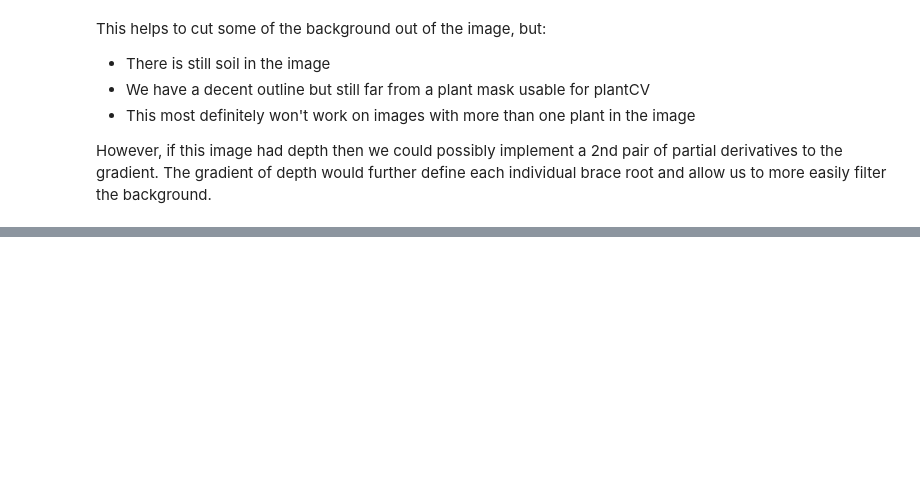
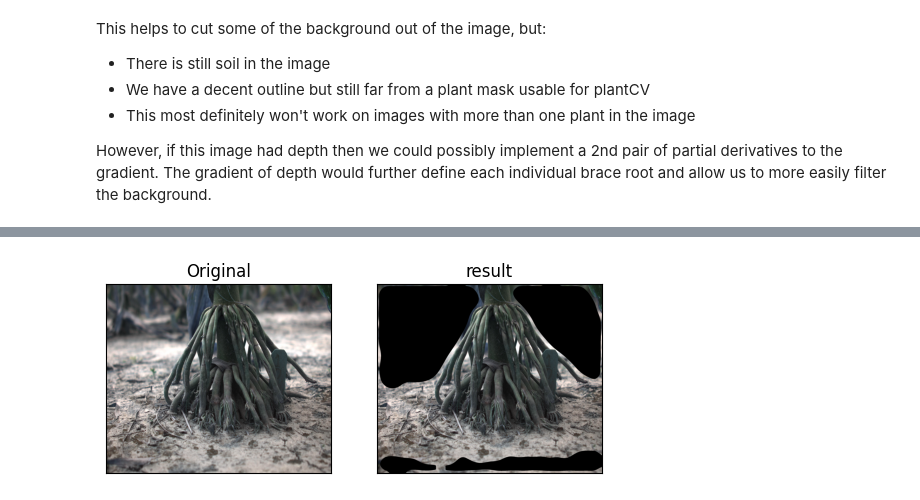
Before and after one commit to KopiousKarp/code_notebooks, a Jupyter notebook: braceroot_plantcv/plantCV_notebook.ipynb, the cells around one changed output, grey strips where cells are left out. Saved outputs shown, nothing was run; the diff lists cells and outputs as text; code cells hidden in the pictures; blank space fills up the shorter version.

```diff
--- a/braceroot_plantcv/plantCV_notebook.ipynb
+++ b/braceroot_plantcv/plantCV_notebook.ipynb
@@ -114,0 +132,8 @@ However, if this image had depth then we could possibly implement a 2nd pair of
+# %%
+plt.subplot(121),plt.imshow(zmays_image,cmap=None),plt.title('Original')
+plt.xticks([]), plt.yticks([])
+plt.subplot(122),plt.imshow(result,cmap=None),plt.title('result')
+plt.xticks([]), plt.yticks([])
+plt.show()
+# %% [output]
+[figure, added]
```
Also changed, not shown: parts of 9 cells of this notebook, 1 other file.
